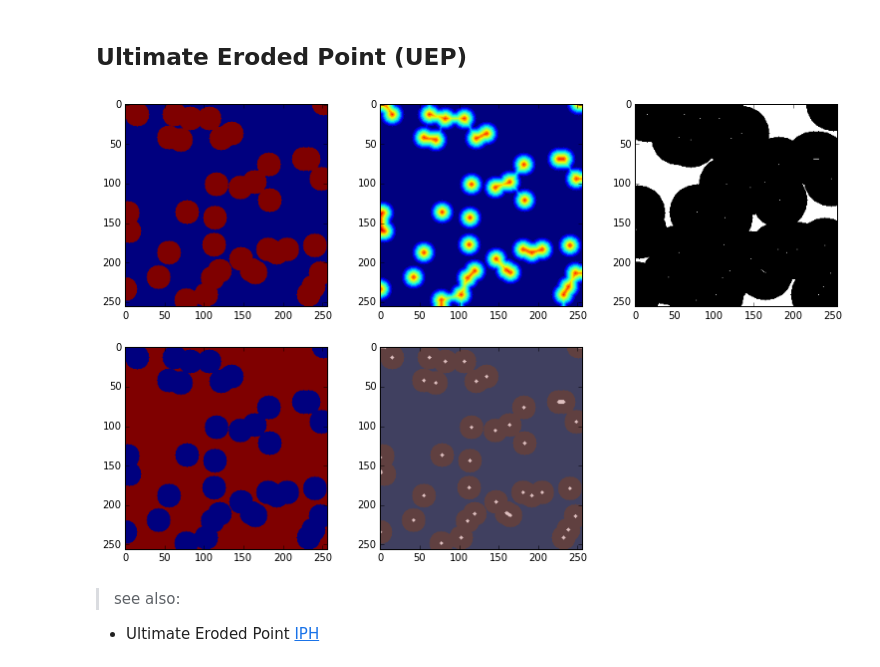
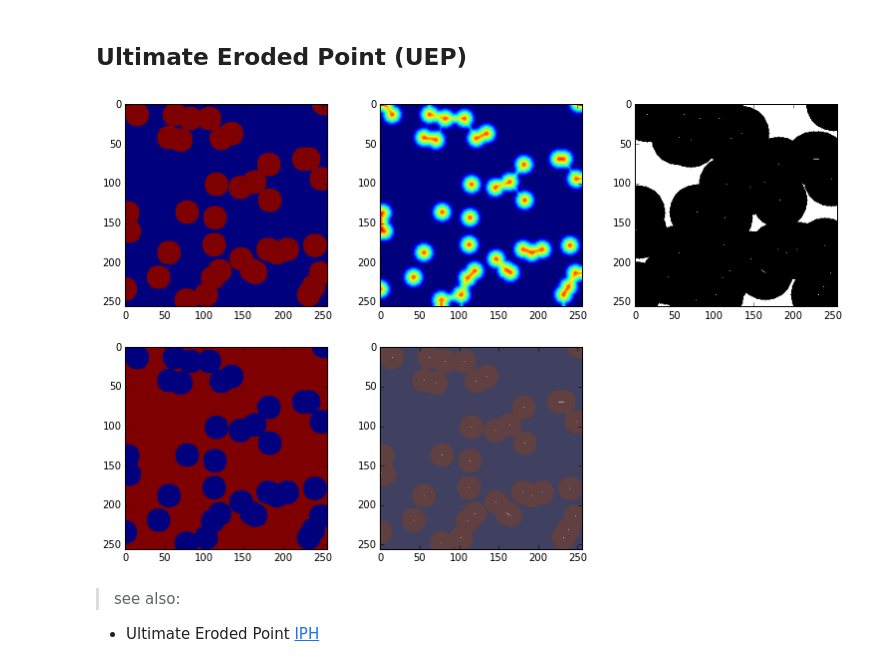
Before and after one commit to odebeir/info-h-500-501, a Jupyter notebook: 05-Morphomathematics/02-Combined operations.ipynb, the cells around one changed output. Drawn from its saved outputs; the diff is of its cells as text; code cells hidden in the pictures.

```diff
--- a/05-Morphomathematics/02-Combined operations.ipynb
+++ b/05-Morphomathematics/02-Combined operations.ipynb
@@ -91,34 +220,34 @@ plt.imshow(R,cmap=plt.cm.gray);
 # %%
 import numpy as np
 from skimage.morphology import disk
 import skimage.filter.rank as skr
 from scipy import ndimage as ndi
 
 np.random.seed(1)
 n = np.random.random((256,256))<.0005
 d = skr.maximum(n,disk(15))
 
 distance = ndi.distance_transform_edt(d).astype(np.uint8)
 local_max = distance == skr.maximum(distance,disk(20))
 background = distance == 0
 c_local_max = local_max.copy()
 c_local_max[background] = 0
 
 
 plt.figure(figsize=[13,8])
 plt.subplot(2,3,1)
 plt.imshow(d)
 plt.subplot(2,3,2)
 plt.imshow(distance)
 plt.subplot(2,3,3)
 plt.imshow(local_max,cmap=plt.cm.gray)
 plt.subplot(2,3,4)
 plt.imshow(background)
 plt.subplot(2,3,5)
 plt.imshow(d,alpha=.5)
-plt.imshow(skr.maximum(c_local_max,disk(2)),cmap=plt.cm.gray,alpha=.5);
+plt.imshow(c_local_max,cmap=plt.cm.gray,alpha=.5);
 # %% [output]
-[figure, old version]
+[figure, new version]
 # %% [markdown]
 >see also:
 * Ultimate Eroded Point [IPH](../00-Preface/06-References.ipynb#[IPH])
```
Also changed, not shown: parts of 17 cells of this notebook.
